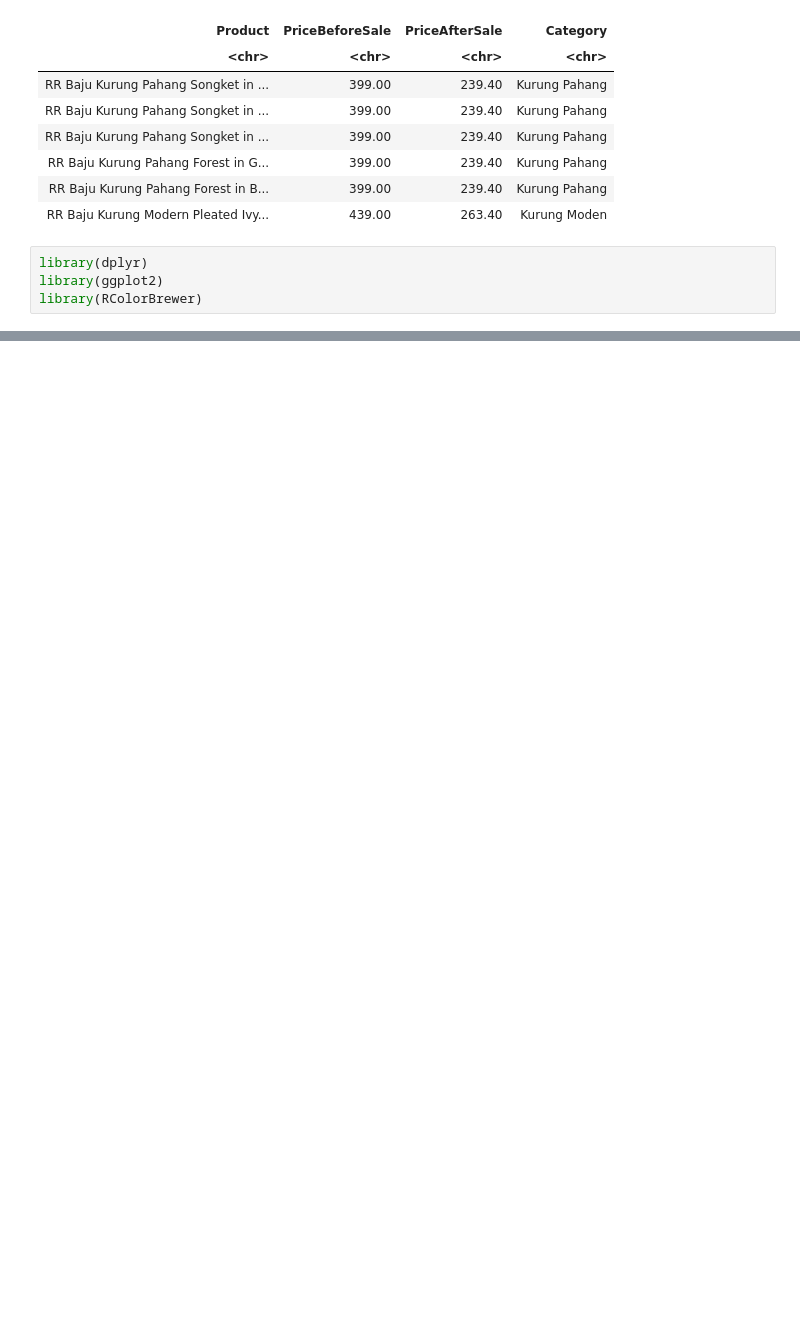
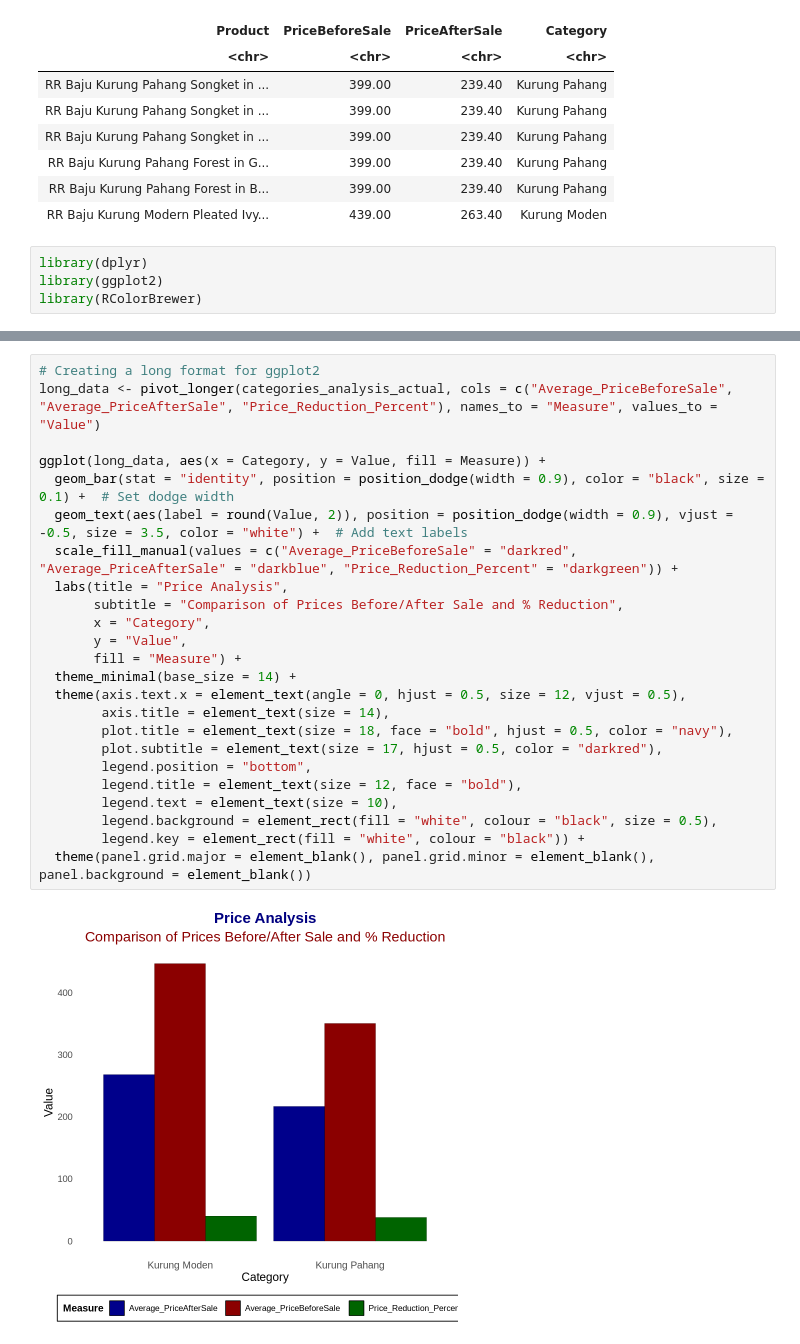
Before and after one commit to AzlinRusnan/Data-Mining, a Jupyter notebook: Famous_Local_Brand_Text_Mining.ipynb, the cells around one changed output, grey strips where cells are left out. Cells and saved outputs as stored; diff of their text form; blank space fills up the shorter version.

```diff
--- a/Famous_Local_Brand_Text_Mining.ipynb
+++ b/Famous_Local_Brand_Text_Mining.ipynb
@@ -116,0 +155,26 @@ A tibble: 2 × 5
+# %%
+# Creating a long format for ggplot2
+long_data <- pivot_longer(categories_analysis_actual, cols = c("Average_PriceBeforeSale", "Average_PriceAfterSale", "Price_Reduction_Percent"), names_to = "Measure", values_to = "Value")
+
+ggplot(long_data, aes(x = Category, y = Value, fill = Measure)) +
+  geom_bar(stat = "identity", position = position_dodge(width = 0.9), color = "black", size = 0.1) +  # Set dodge width
+  geom_text(aes(label = round(Value, 2)), position = position_dodge(width = 0.9), vjust = -0.5, size = 3.5, color = "white") +  # Add text labels
+  scale_fill_manual(values = c("Average_PriceBeforeSale" = "darkred", "Average_PriceAfterSale" = "darkblue", "Price_Reduction_Percent" = "darkgreen")) +
+  labs(title = "Price Analysis",
+       subtitle = "Comparison of Prices Before/After Sale and % Reduction",
+       x = "Category",
+       y = "Value",
+       fill = "Measure") +
+  theme_minimal(base_size = 14) +
+  theme(axis.text.x = element_text(angle = 0, hjust = 0.5, size = 12, vjust = 0.5),
+        axis.title = element_text(size = 14),
+        plot.title = element_text(size = 18, face = "bold", hjust = 0.5, color = "navy"),
+        plot.subtitle = element_text(size = 17, hjust = 0.5, color = "darkred"),
+        legend.position = "bottom",
+        legend.title = element_text(size = 12, face = "bold"),
+        legend.text = element_text(size = 10),
+        legend.background = element_rect(fill = "white", colour = "black", size = 0.5),
+        legend.key = element_rect(fill = "white", colour = "black")) +
+  theme(panel.grid.major = element_blank(), panel.grid.minor = element_blank(), panel.background = element_blank())
+# %% [output]
+[figure, added]
```
Also changed, not shown: parts of 12 cells of this notebook.
